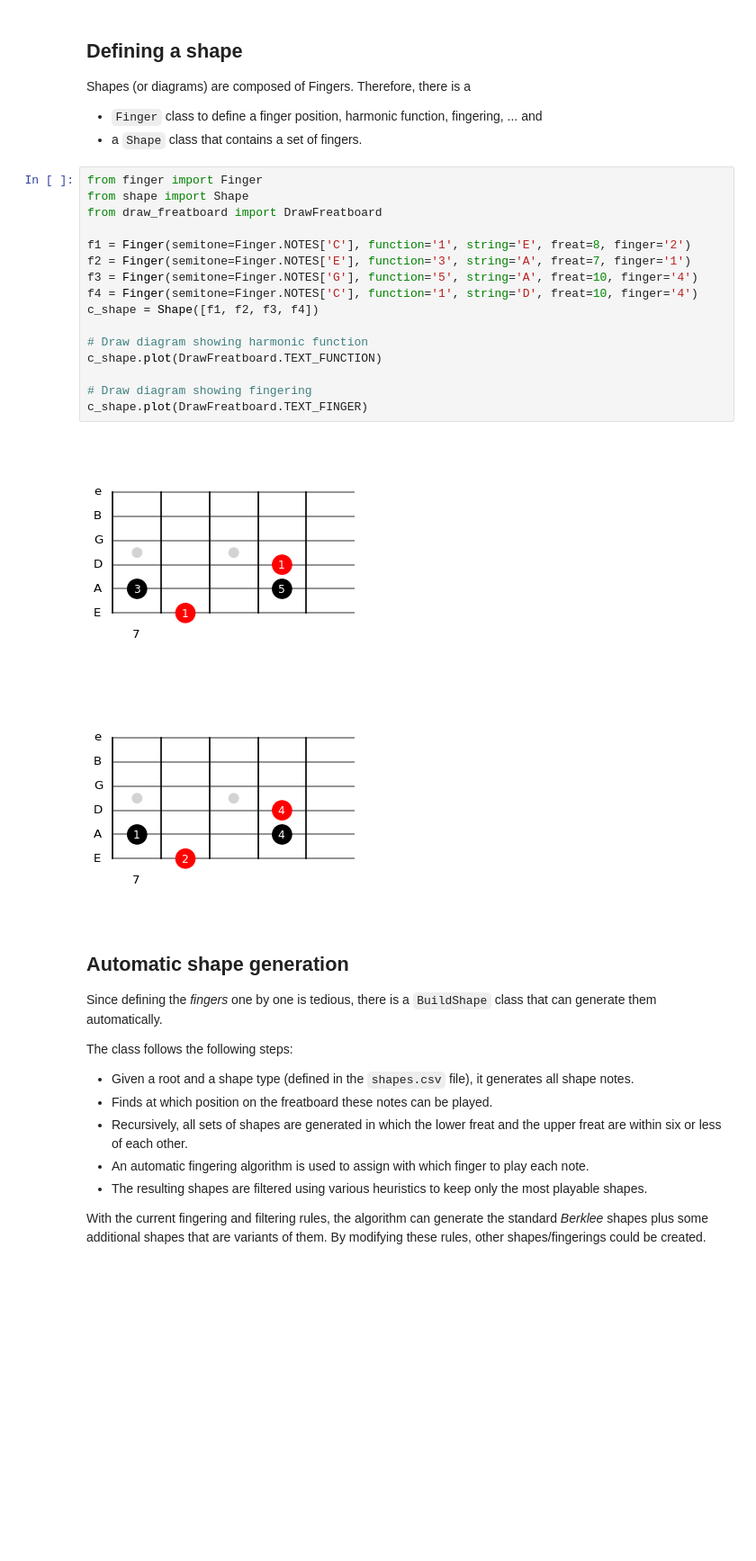
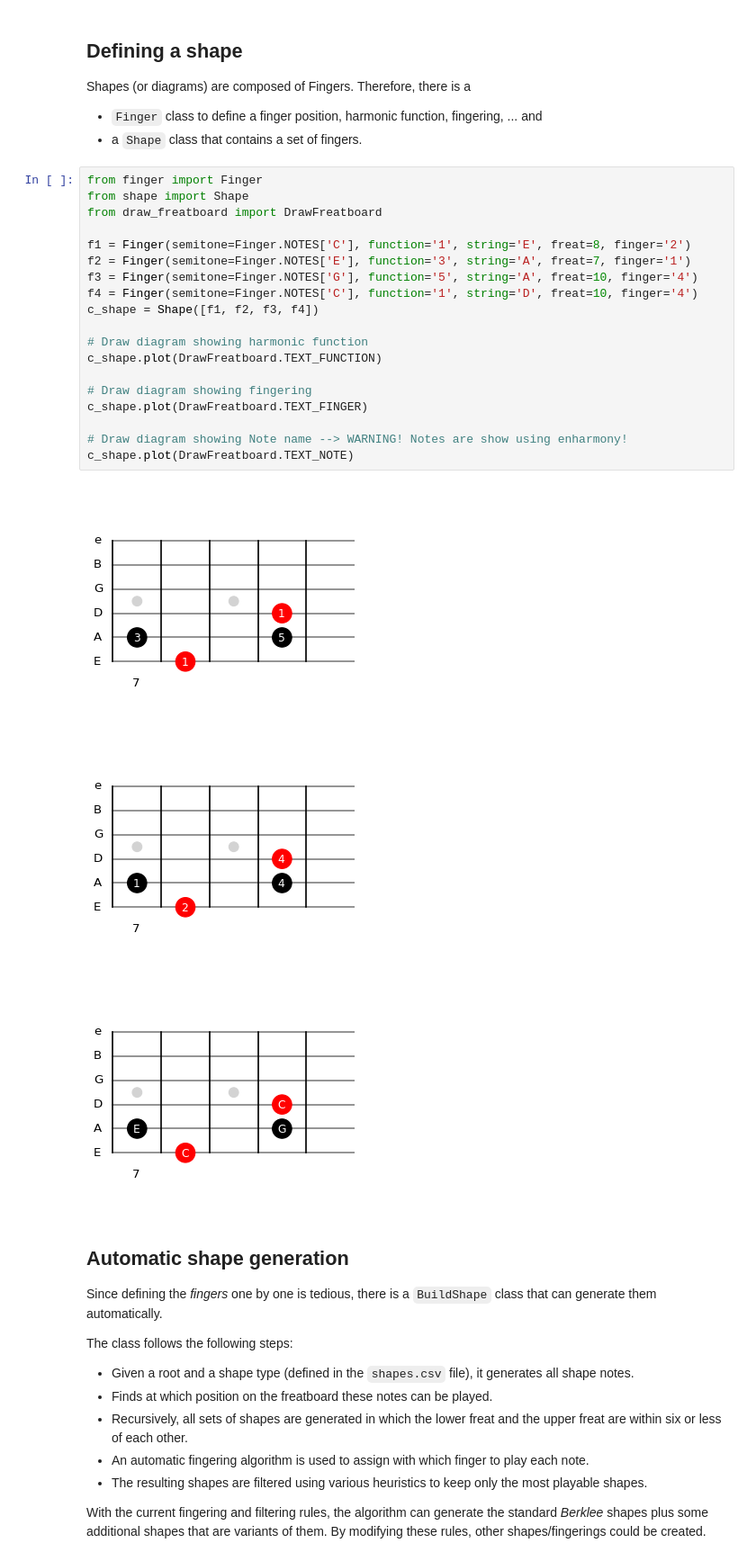
Before and after one commit to narcispr/PyFretboard, a Jupyter notebook: tutorial.ipynb, the cells around one changed output. Shown: that part at 90% size. Drawn from its saved outputs; the diff is of its cells as text; blank space fills up the shorter version.

Commit message:
Add posibility to plot notes name (in enharmony)

```diff
--- a/tutorial.ipynb
+++ b/tutorial.ipynb
@@ -11,22 +11,26 @@ Shapes (or diagrams) are composed of Fingers. Therefore, there is a
 # %%
 from finger import Finger
 from shape import Shape
 from draw_freatboard import DrawFreatboard
 
 f1 = Finger(semitone=Finger.NOTES['C'], function='1', string='E', freat=8, finger='2')
 f2 = Finger(semitone=Finger.NOTES['E'], function='3', string='A', freat=7, finger='1')
 f3 = Finger(semitone=Finger.NOTES['G'], function='5', string='A', freat=10, finger='4')
 f4 = Finger(semitone=Finger.NOTES['C'], function='1', string='D', freat=10, finger='4')
 c_shape = Shape([f1, f2, f3, f4])
 
 # Draw diagram showing harmonic function
 c_shape.plot(DrawFreatboard.TEXT_FUNCTION)
 
 # Draw diagram showing fingering
 c_shape.plot(DrawFreatboard.TEXT_FINGER)
+
+# Draw diagram showing Note name --> WARNING! Notes are show using enharmony!
+c_shape.plot(DrawFreatboard.TEXT_NOTE)
 # %% [output]
 [figure]
 [figure]
+[figure, added]
 # %% [markdown]
 ## Automatic shape generation
 
```
Also changed, not shown: 1 other file.
